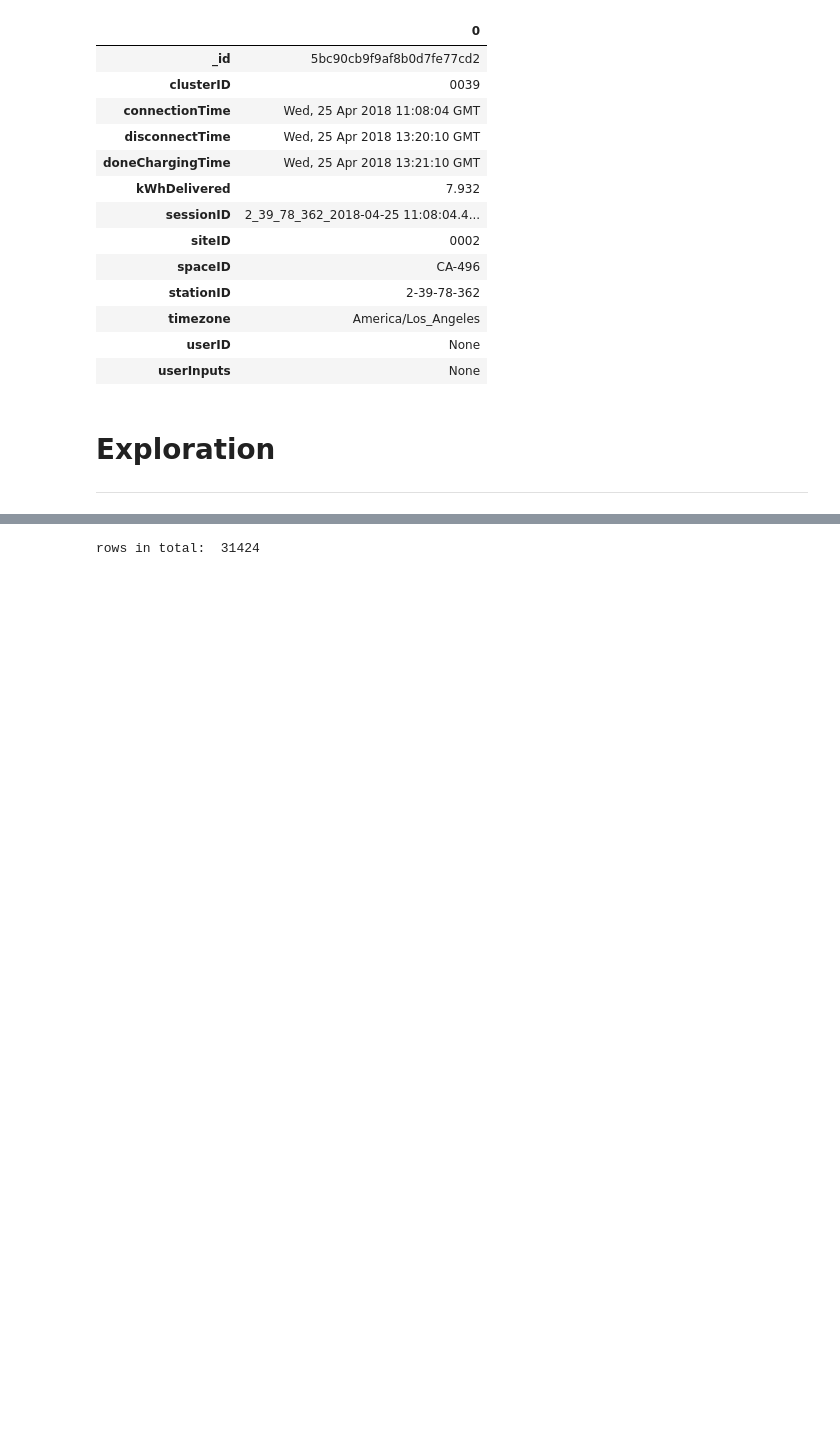
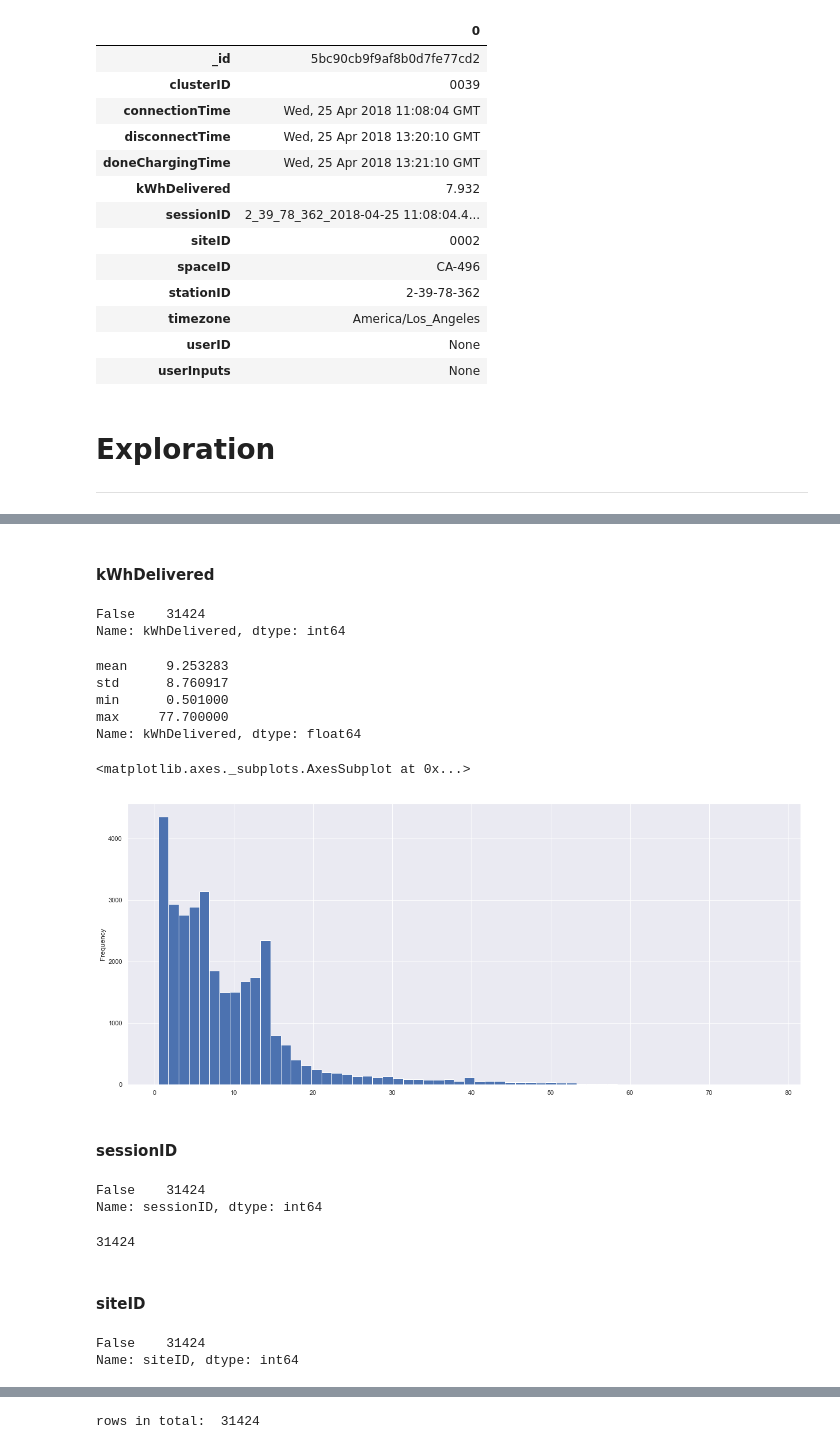
Before and after one commit to encodingintuition/EV_Infrastructure, a Jupyter notebook: code/CSB-caltech_.ipynb, the cells around one changed output, grey strips where cells are left out. Cells and saved outputs as stored; diff of their text form; code cells hidden in the pictures; blank space fills up the shorter version.

```diff
--- a/code/CSB-caltech_.ipynb
+++ b/code/CSB-caltech_.ipynb
@@ -110,0 +173,38 @@ df.head(1).T
+# %% [markdown]
+#### kWhDelivered
+# %%
+df['kWhDelivered'].isna().value_counts()
+# %% [output]
+False    31424
+Name: kWhDelivered, dtype: int64
+# %%
+df['kWhDelivered'].agg(['mean', 'std', 'min', 'max'])
+# %% [output]
+mean     9.253283
+std      8.760917
+min      0.501000
+max     77.700000
+Name: kWhDelivered, dtype: float64
+# %%
+df['kWhDelivered'].plot(kind = 'hist', bins = 60)
+# %% [output]
+<matplotlib.axes._subplots.AxesSubplot at 0x...>
+[figure, added]
+# %% [markdown]
+#### sessionID
+# %%
+df['sessionID'].isna().value_counts()
+# %% [output]
+False    31424
+Name: sessionID, dtype: int64
+# %%
+len(df['sessionID'].unique())
+# %% [output]
+31424
+# %% [markdown]
+#### siteID
+# %%
+df['siteID'].isna().value_counts()
+# %% [output]
+False    31424
+Name: siteID, dtype: int64
```
Also changed, not shown: parts of 31 cells of this notebook.
